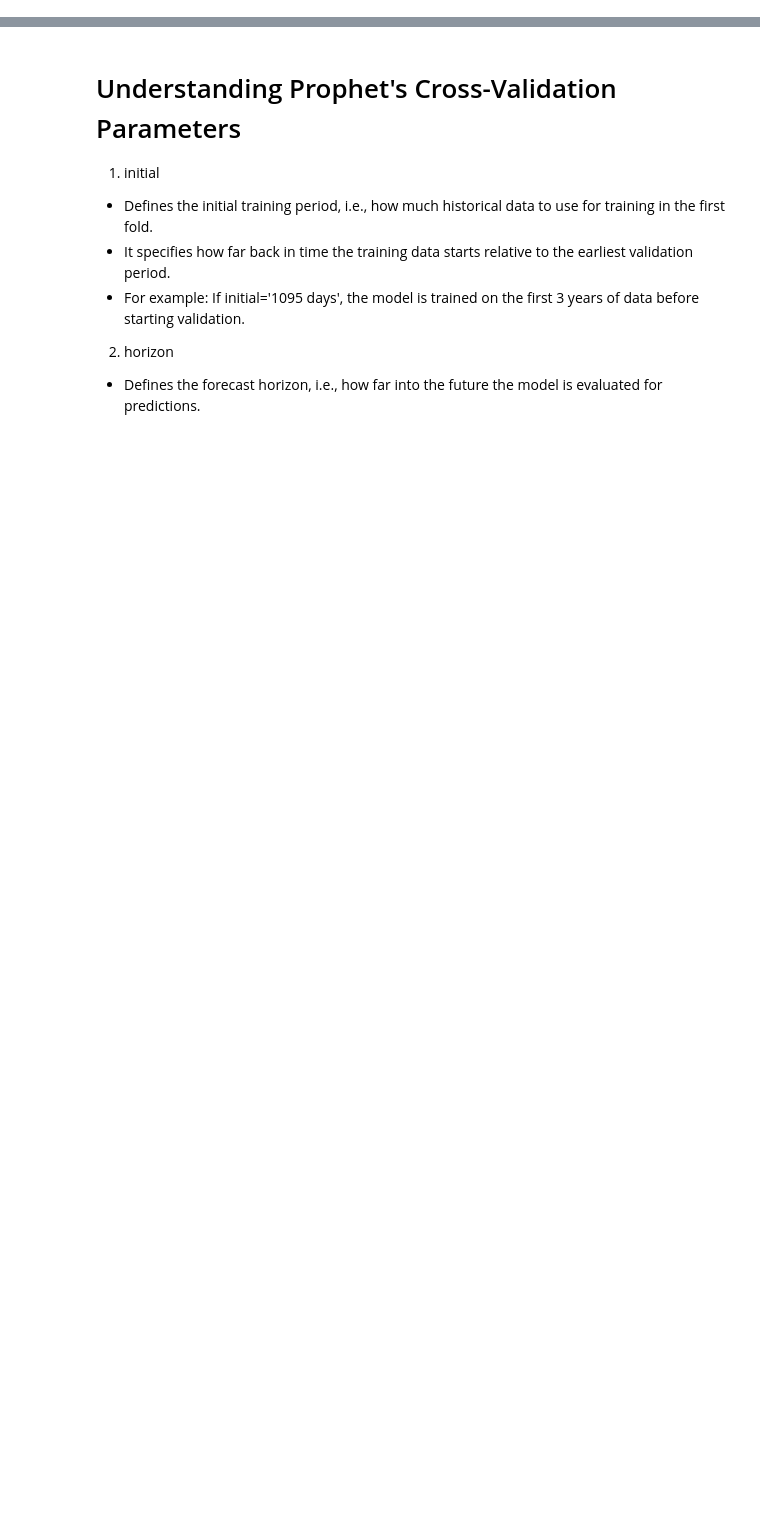
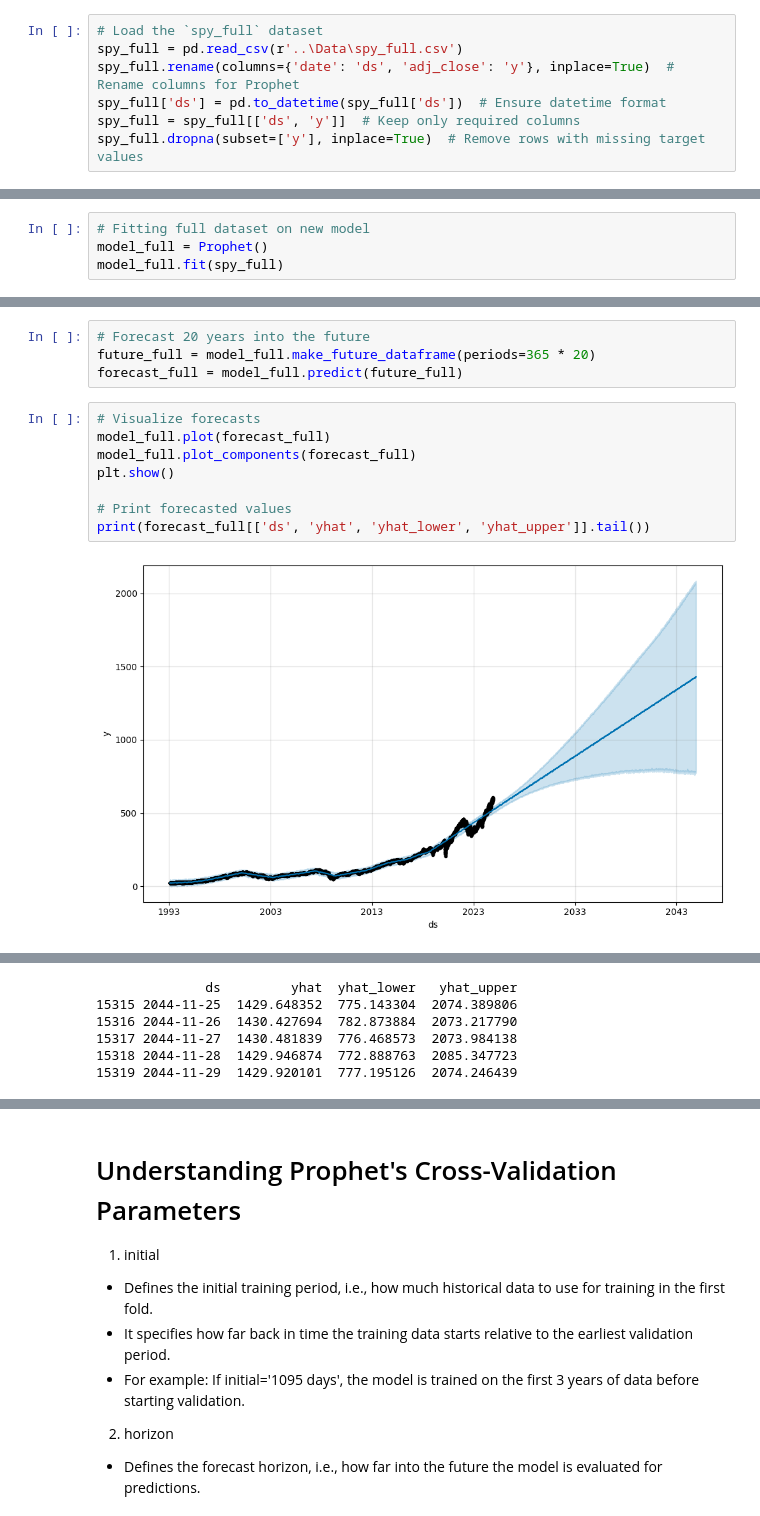
Before and after one commit to dhcchh/SPY-Analytics-Forecasting-Project, a Jupyter notebook: ML-Notebooks/ML-Prophet-Price.ipynb, the cells around one changed output, grey strips where cells are left out. Saved outputs shown, nothing was run; the diff lists cells and outputs as text; blank space fills up the shorter version.

```diff
--- a/ML-Notebooks/ML-Prophet-Price.ipynb
+++ b/ML-Notebooks/ML-Prophet-Price.ipynb
@@ -259,0 +23,7 @@ Weekly and monthly models will have fewer data points, so the time periods need
+# %%
+# Load the `spy_full` dataset
+spy_full = pd.read_csv(r'..\Data\spy_full.csv')
+spy_full.rename(columns={'date': 'ds', 'adj_close': 'y'}, inplace=True)  # Rename columns for Prophet
+spy_full['ds'] = pd.to_datetime(spy_full['ds'])  # Ensure datetime format
+spy_full = spy_full[['ds', 'y']]  # Keep only required columns
+spy_full.dropna(subset=['y'], inplace=True)  # Remove rows with missing target values
@@ -259,0 +211,4 @@ Weekly and monthly models will have fewer data points, so the time periods need
+# %%
+# Fitting full dataset on new model
+model_full = Prophet()
+model_full.fit(spy_full)
@@ -259,0 +219,14 @@ Weekly and monthly models will have fewer data points, so the time periods need
+# %%
+# Forecast 20 years into the future
+future_full = model_full.make_future_dataframe(periods=365 * 20)
+forecast_full = model_full.predict(future_full)
+# %%
+# Visualize forecasts
+model_full.plot(forecast_full)
+model_full.plot_components(forecast_full)
+plt.show()
+
+# Print forecasted values
+print(forecast_full[['ds', 'yhat', 'yhat_lower', 'yhat_upper']].tail())
+# %% [output]
+[figure, added]
@@ -259,0 +234,6 @@ Weekly and monthly models will have fewer data points, so the time periods need
+              ds         yhat  yhat_lower   yhat_upper
+15315 2044-11-25  1429.648352  775.143304  2074.389806
+15316 2044-11-26  1430.427694  782.873884  2073.217790
+15317 2044-11-27  1430.481839  776.468573  2073.984138
+15318 2044-11-28  1429.946874  772.888763  2085.347723
+15319 2044-11-29  1429.920101  777.195126  2074.246439
```
Also changed, not shown: parts of 44 cells of this notebook.
